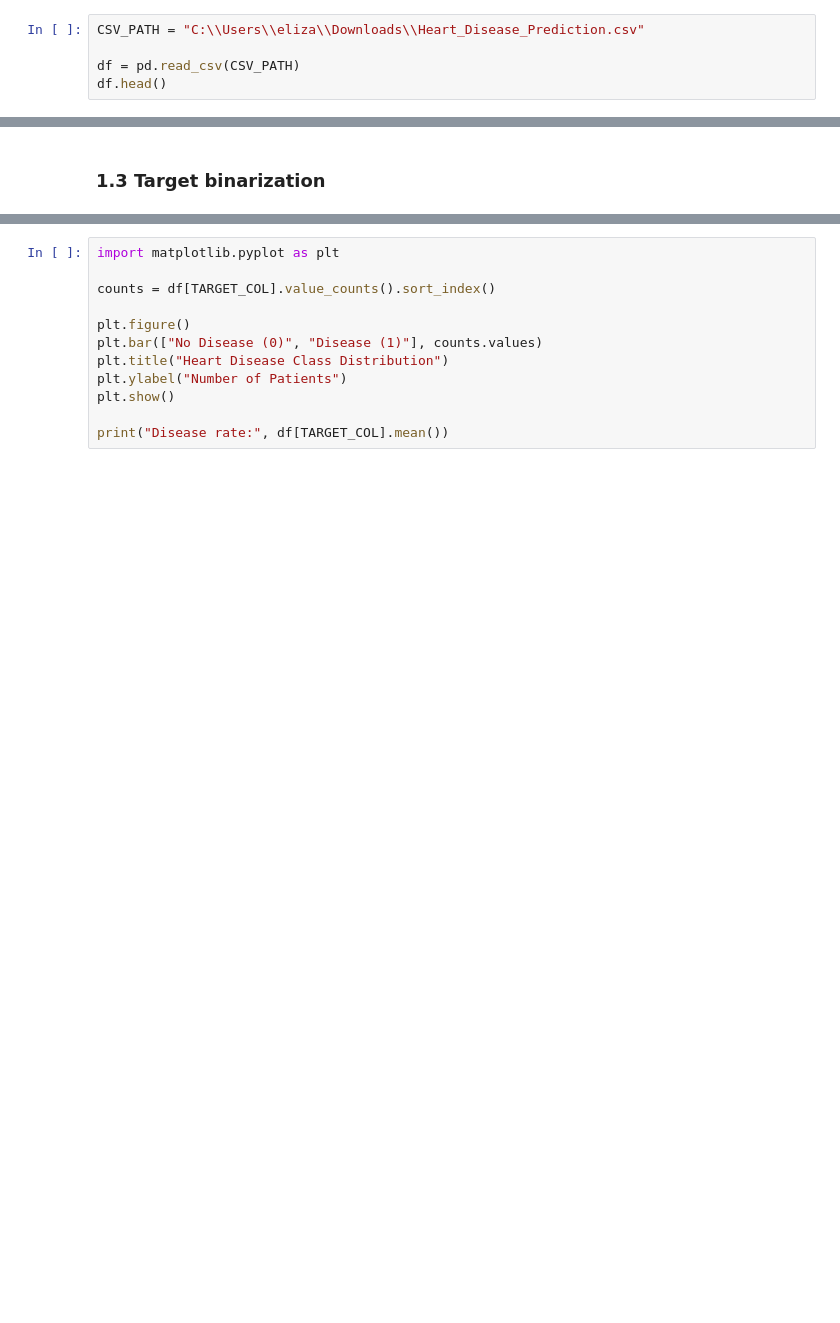
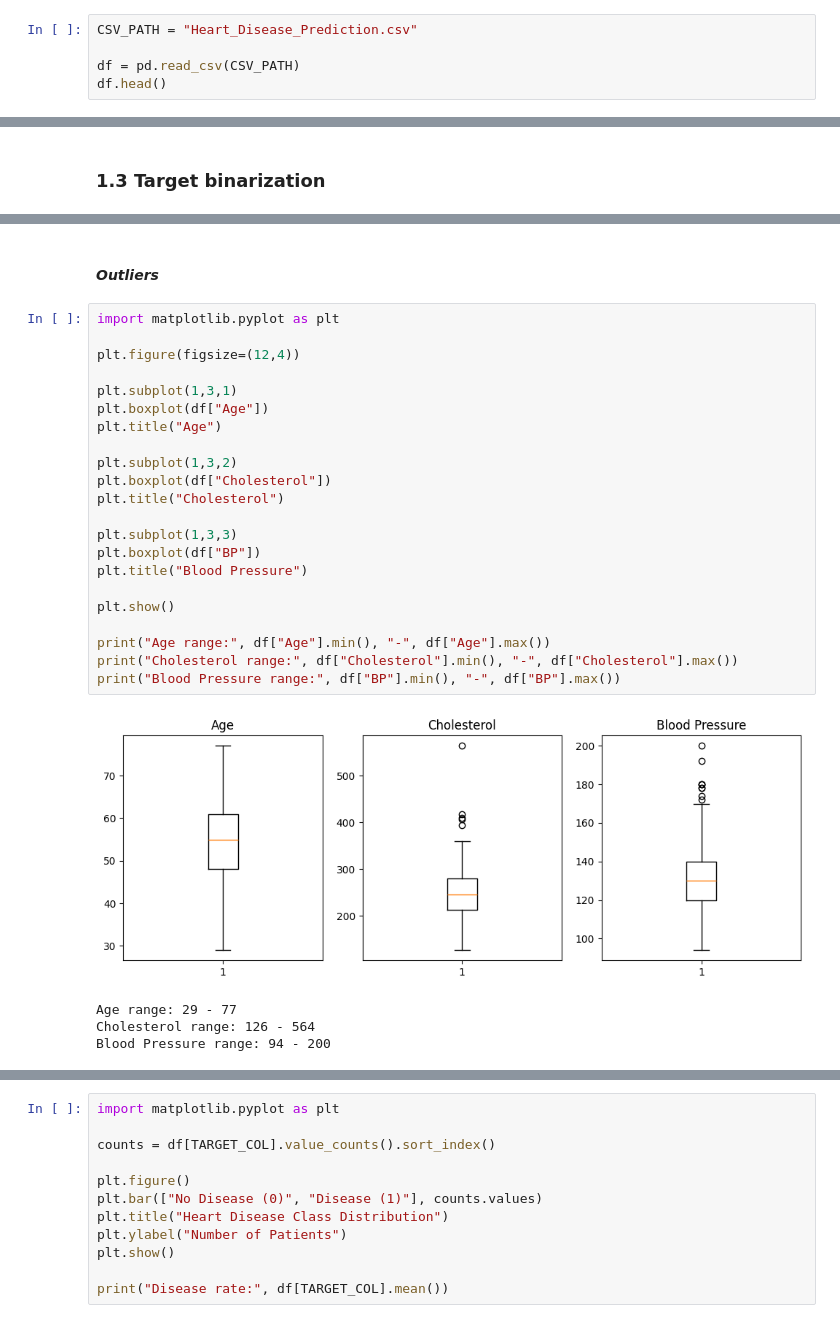
Before and after one commit to Eliza-05/Logistic-Regression, a Jupyter notebook: heart_disease_lr_analysis.ipynb, the cells around one changed output, grey strips where cells are left out. Cells and saved outputs as stored; diff of their text form; blank space fills up the shorter version.

```diff
--- a/heart_disease_lr_analysis.ipynb
+++ b/heart_disease_lr_analysis.ipynb
@@ -30,5 +54,5 @@ np.random.seed(RANDOM_SEED)
 # %%
-CSV_PATH = "C:\\Users\\eliza\\Downloads\\Heart_Disease_Prediction.csv"
+CSV_PATH = "Heart_Disease_Prediction.csv"
 
 df = pd.read_csv(CSV_PATH)
 df.head()
@@ -132,0 +154,29 @@ Name: count, dtype: int64
+# %% [markdown]
+#### *Outliers*
+# %%
+import matplotlib.pyplot as plt
+
+plt.figure(figsize=(12,4))
+
+plt.subplot(1,3,1)
+plt.boxplot(df["Age"])
+plt.title("Age")
+
+plt.subplot(1,3,2)
+plt.boxplot(df["Cholesterol"])
+plt.title("Cholesterol")
+
+plt.subplot(1,3,3)
+plt.boxplot(df["BP"])
+plt.title("Blood Pressure")
+
+plt.show()
+
+print("Age range:", df["Age"].min(), "-", df["Age"].max())
+print("Cholesterol range:", df["Cholesterol"].min(), "-", df["Cholesterol"].max())
+print("Blood Pressure range:", df["BP"].min(), "-", df["BP"].max())
+# %% [output]
+[figure, added]
+Age range: 29 - 77
+Cholesterol range: 126 - 564
+Blood Pressure range: 94 - 200
```
Also changed, not shown: parts of 126 cells of this notebook, 20 other files.
